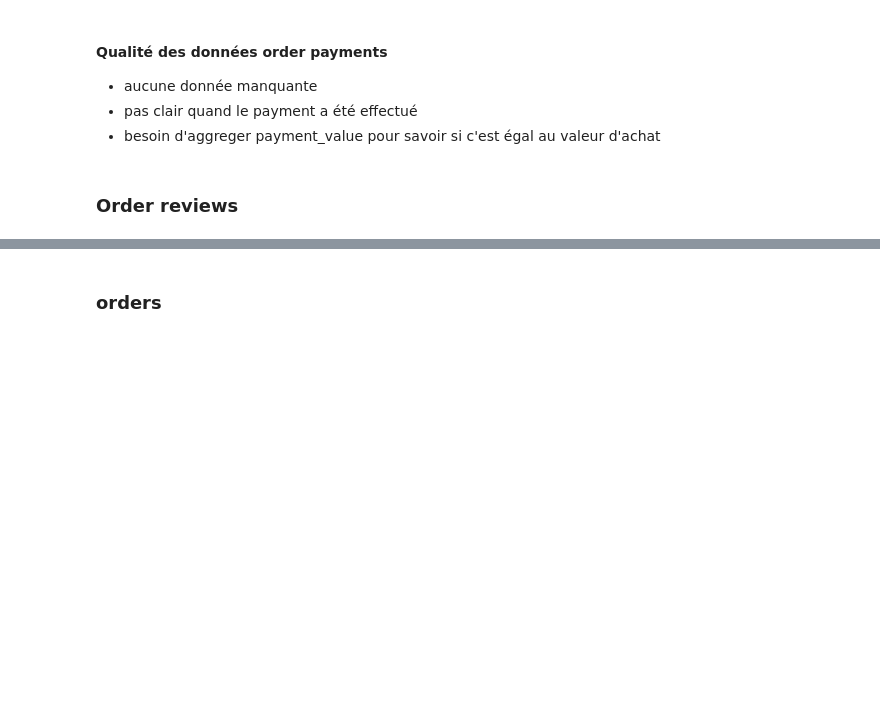
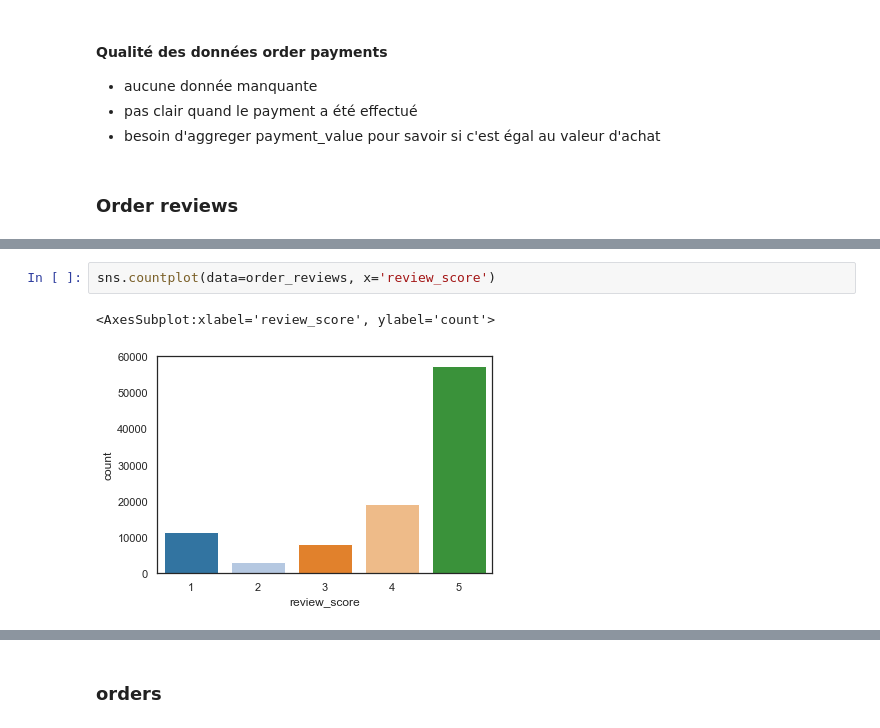
Before and after one commit to mrcreasey/oc-ds-p5-unsupervised-clustering, a Jupyter notebook: P5_01_analyse.ipynb, the cells around one changed output, grey strips where cells are left out. Drawn from its saved outputs; the diff is of its cells as text; blank space fills up the shorter version.

```diff
--- a/P5_01_analyse.ipynb
+++ b/P5_01_analyse.ipynb
@@ -487,0 +510,5 @@ order_payments.groupby('payment_type').agg(
+# %%
+sns.countplot(data=order_reviews, x='review_score')
+# %% [output]
+<AxesSubplot:xlabel='review_score', ylabel='count'>
+[figure, added]
```
Also changed, not shown: parts of 14 cells of this notebook.
